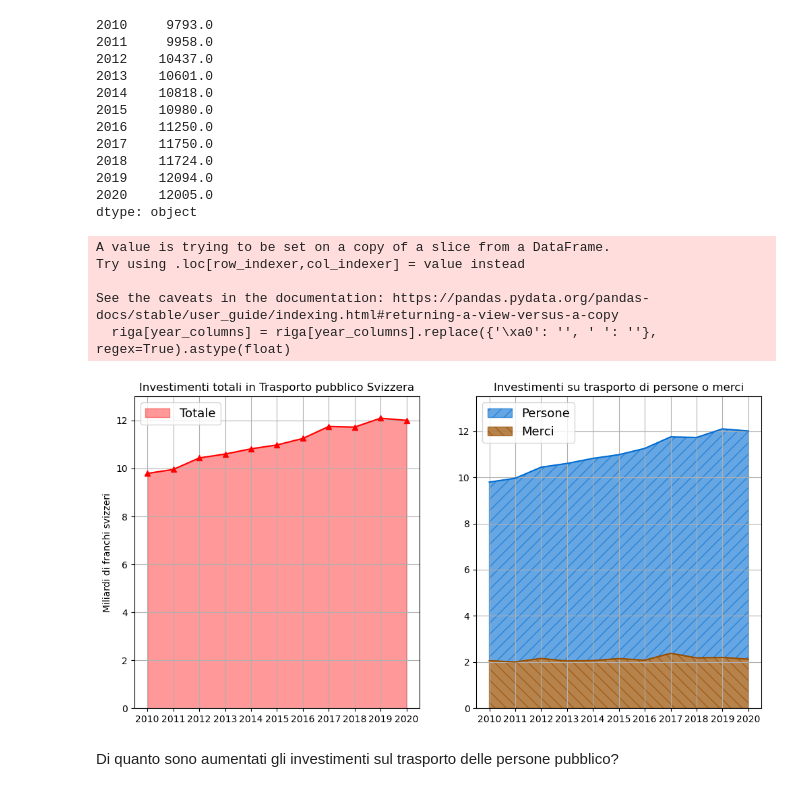
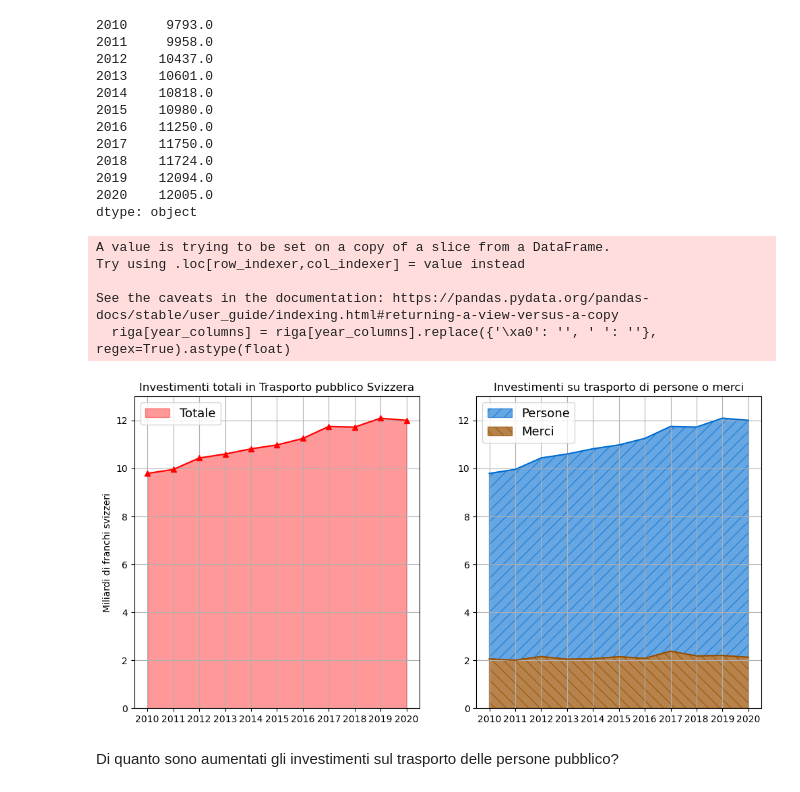
Before and after one commit to alemele01/vs24, a Jupyter notebook: investimentiSvizzeri.ipynb, the cells around one changed output. Saved outputs shown, nothing was run; the diff lists cells and outputs as text; code cells hidden in the pictures.

```diff
--- a/investimentiSvizzeri.ipynb
+++ b/investimentiSvizzeri.ipynb
@@ -118,32 +118,33 @@ dtype: object
 # %%
 fig, axs = plt.subplots(1, 2, figsize=(12, 6))
 plt.ylim(0,13.5)
 invGenSvizzera=convertiRigaInIntero(investimentiPuliti,'Costi del trasporto ferroviario')
 axs[0].plot(invGenSvizzera.columns[1:], invGenSvizzera.iloc[0, 1:]/1000, color='#FF0000',marker='^')
 axs[0].fill_between(invGenSvizzera.columns[1:], invGenSvizzera.iloc[0, 1:].astype(float)/1000, alpha=0.4,color='#FF0000',label='Totale')
 axs[0].grid(True)
 axs[0].legend(prop={'size': 13} ,loc=2)
 axs[0].set_title('Investimenti totali in Trasporto pubblico Svizzera')
 axs[0].set_ylabel('Miliardi di franchi svizzeri')
 axs[0].set_ylim(0,13)
 
 axs[1].plot(invGenSvizzera.columns[1:], invGenSvizzera.iloc[0, 1:]/1000, color='#006CD1')
 axs[1].fill_between(invGenSvizzera.columns[1:], invGenSvizzera.iloc[0, 1:].astype(float)/1000,trasportiMerci.iloc[0, 1:].astype(float)/1000, alpha=0.6,color='#006CD1',label='Persone',hatch="//")
 
 
 axs[1].plot(trasportiMerci.columns[1:], trasportiMerci.iloc[0, 1:]/1000, color='#994F00')
 axs[1].fill_between(trasportiMerci.columns[1:], trasportiMerci.iloc[0, 1:].astype(float)/1000, alpha=0.7,color='#994F00',label='Merci',hatch="\\\\")
 axs[1].grid(True)
 axs[1].legend(prop={'size': 13} ,loc=2)
+axs[1].set_ylim(0,13)
 axs[1].set_title('Investimenti su trasporto di persone o merci')
 plt.show()
 # %% [output]
 A value is trying to be set on a copy of a slice from a DataFrame.
 Try using .loc[row_indexer,col_indexer] = value instead
 
 See the caveats in the documentation: https://pandas.pydata.org/pandas-docs/stable/user_guide/indexing.html#returning-a-view-versus-a-copy
   riga[year_columns] = riga[year_columns].replace({'\xa0': '', ' ': ''}, regex=True).astype(float)
-[figure, old version]
+[figure, new version]
 # %% [markdown]
 Di quanto sono aumentati gli investimenti sul trasporto delle persone pubblico?
 # %%
```
Also changed, not shown: parts of 5 cells of this notebook.
